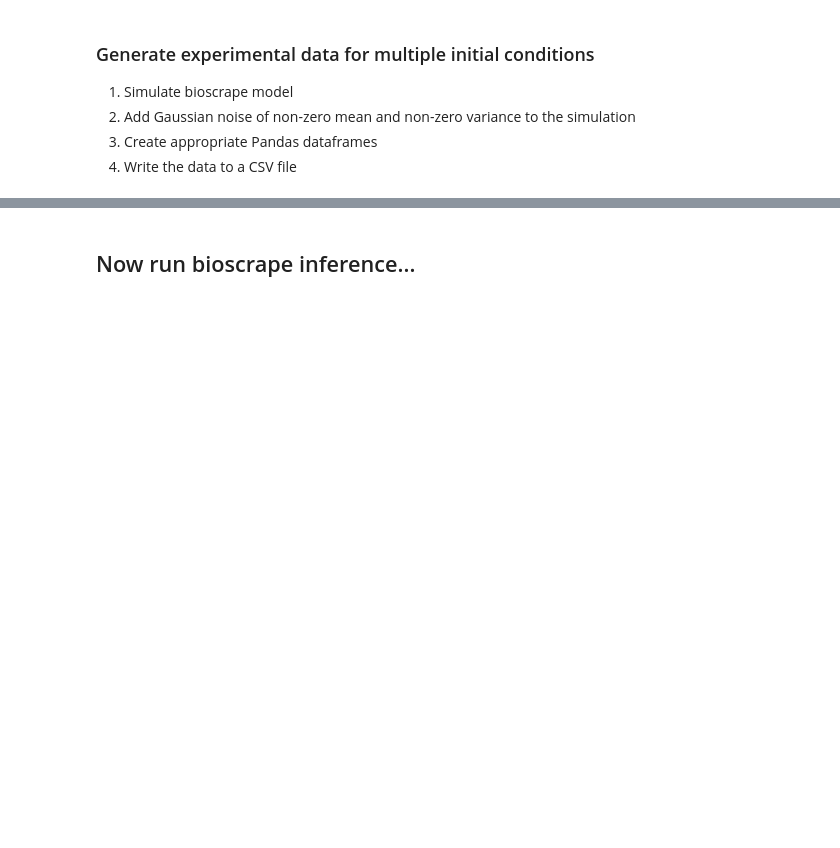
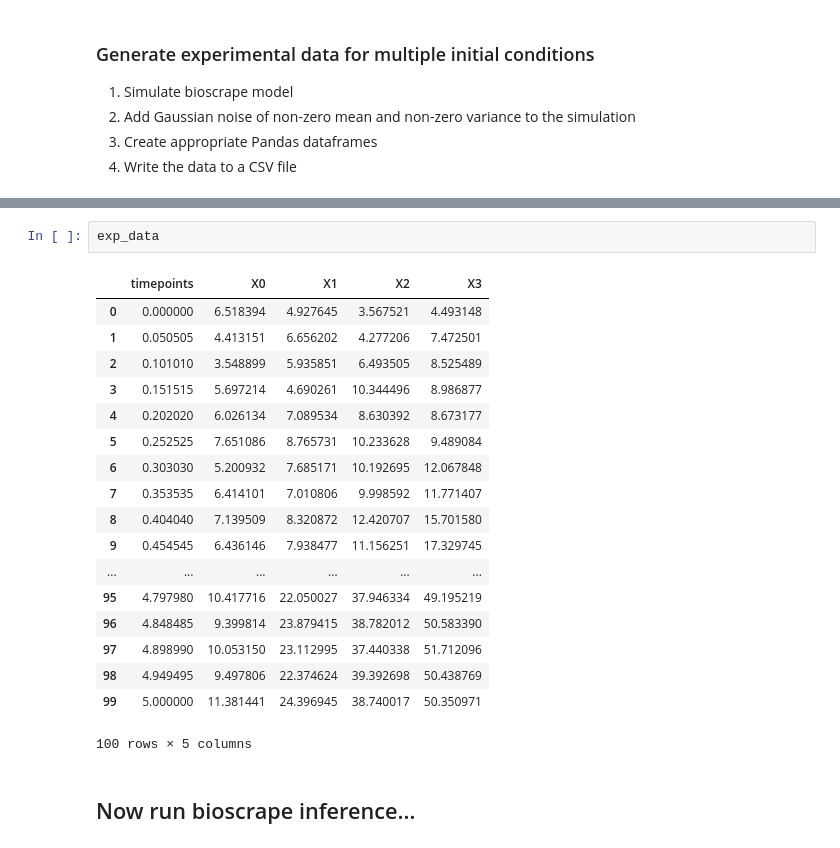
Before and after one commit to biocircuits/bioscrape, a Jupyter notebook: inference examples/Bioscrape Inference - Getting Started.ipynb, the cells around one changed output, grey strips where cells are left out. Drawn from its saved outputs; the diff is of its cells as text; blank space fills up the shorter version.

```diff
--- a/inference examples/Bioscrape Inference - Getting Started.ipynb
+++ b/inference examples/Bioscrape Inference - Getting Started.ipynb
@@ -395,3 +397,24 @@ exp_data.to_csv('birth_death_data_multiple_conditions.csv')
+# %%
+exp_data
+# %% [output]
+|  | timepoints | X0 | X1 | X2 | X3 |
+| 0 | 0.000000 | 6.518394 | 4.927645 | 3.567521 | 4.493148 |
+| 1 | 0.050505 | 4.413151 | 6.656202 | 4.277206 | 7.472501 |
+| 2 | 0.101010 | 3.548899 | 5.935851 | 6.493505 | 8.525489 |
+| 3 | 0.151515 | 5.697214 | 4.690261 | 10.344496 | 8.986877 |
+| 4 | 0.202020 | 6.026134 | 7.089534 | 8.630392 | 8.673177 |
+| 5 | 0.252525 | 7.651086 | 8.765731 | 10.233628 | 9.489084 |
+| 6 | 0.303030 | 5.200932 | 7.685171 | 10.192695 | 12.067848 |
+| 7 | 0.353535 | 6.414101 | 7.010806 | 9.998592 | 11.771407 |
+| 8 | 0.404040 | 7.139509 | 8.320872 | 12.420707 | 15.701580 |
+| 9 | 0.454545 | 6.436146 | 7.938477 | 11.156251 | 17.329745 |
+| ... | ... | ... | ... | ... | ... |
+| 95 | 4.797980 | 10.417716 | 22.050027 | 37.946334 | 49.195219 |
+| 96 | 4.848485 | 9.399814 | 23.879415 | 38.782012 | 50.583390 |
+| 97 | 4.898990 | 10.053150 | 23.112995 | 37.440338 | 51.712096 |
+| 98 | 4.949495 | 9.497806 | 22.374624 | 39.392698 | 50.438769 |
+| 99 | 5.000000 | 11.381441 | 24.396945 | 38.740017 | 50.350971 |
+100 rows × 5 columns
 # %% [markdown]
 ## Now run bioscrape inference...
 # %%
```
Also changed, not shown: parts of 3 cells of this notebook, 13 other files.
